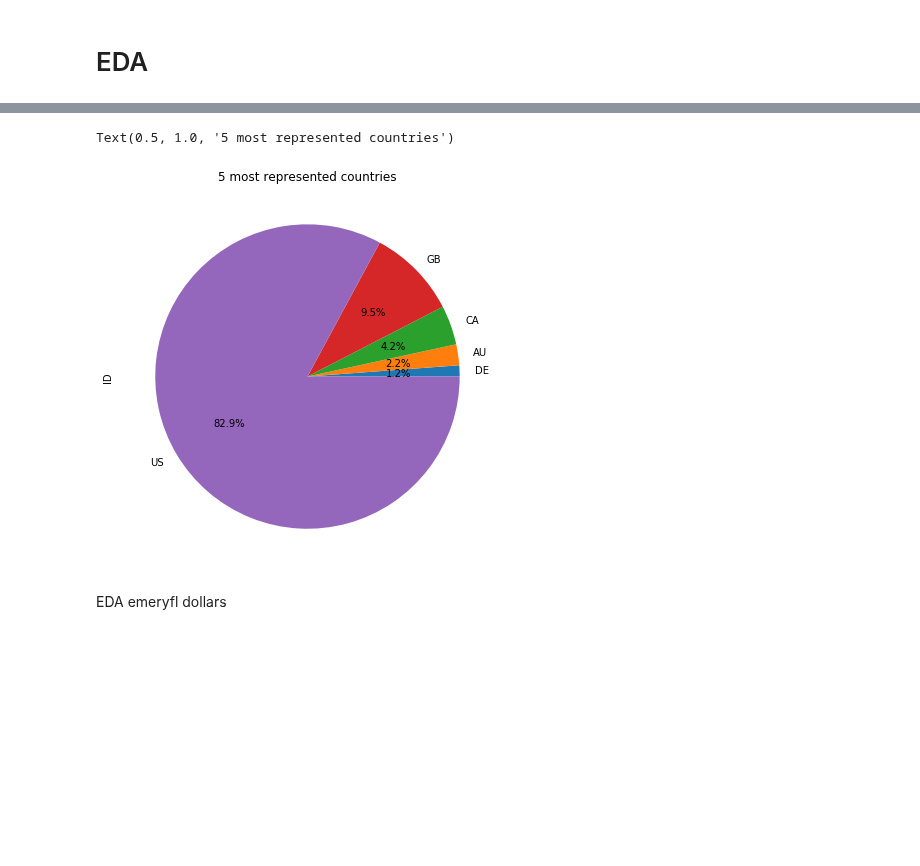
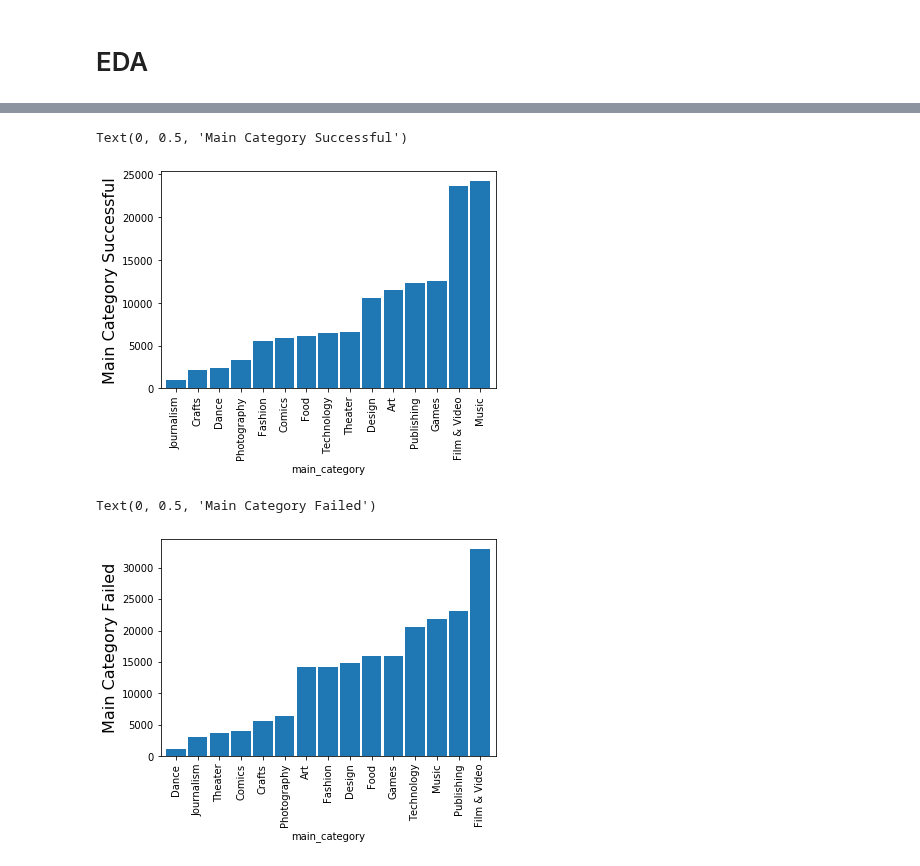
Before and after one commit to tbacha/DMML2019_Team_Apple, a Jupyter notebook: code/Kickstarter_notebook_Team_Apple.ipynb, the cells around one changed output, grey strips where cells are left out. Saved outputs shown, nothing was run; the diff lists cells and outputs as text; code cells hidden in the pictures; blank space fills up the shorter version.

```diff
--- a/code/Kickstarter_notebook_Team_Apple.ipynb
+++ b/code/Kickstarter_notebook_Team_Apple.ipynb
@@ -69,0 +98,15 @@ dtype: object
+# %%
+df_ProjSucc = df.loc[df['state'] == "successful"]
+df_ProjFailed = df.loc[df['state'] == "failed"]
+
+print("Pledged:")
+print("Median: ", df_ProjSucc["usd pledged"].median())
+print("Mode: ", df_ProjSucc["usd pledged"].mean())
+
+print("\nPledged real:")
+print("Median: ", df_ProjSucc["usd_pledged_real"].median())
+print("Mode: ", df_ProjSucc["usd_pledged_real"].mean())
+
+print("\nPledged goal:")
+print("Median: ", df_ProjSucc["usd_goal_real"].median())
+print("Mode: ", df_ProjSucc["usd_goal_real"].mean())
@@ -84,9 +134,14 @@ Text(0.5, 1.0, 'Distribution of states')
-# %%
-df_country = df.groupby(["country"])["ID"].count().sort_values()
-ax = df_country.tail(5).plot(kind="pie", figsize=(7,7), autopct="%1.1f%%")
-ax.set_title("5 most represented countries")
-# %% [output]
-Text(0.5, 1.0, '5 most represented countries')
-[figure, removed]
-# %% [markdown]
-EDA emeryfl dollars
+# %%
+df_main_SuccCat = df_ProjSucc.groupby(["main_category"])["ID"].nunique().sort_values(ascending=True)
+ax = df_main_SuccCat.plot(kind="bar", x="category", width=0.9)
+ax.set_ylabel("Main Category Successful", size=16)
+# %% [output]
+Text(0, 0.5, 'Main Category Successful')
+[figure, added]
+# %%
+df_main_FailedCat = df_ProjFailed.groupby(["main_category"])["ID"].nunique().sort_values(ascending=True)
+ax = df_main_FailedCat.plot(kind="bar", x="category", width=0.9)
+ax.set_ylabel("Main Category Failed", size=16)
+# %% [output]
+Text(0, 0.5, 'Main Category Failed')
+[figure, added]
```
Also changed, not shown: parts of 6 cells of this notebook.
